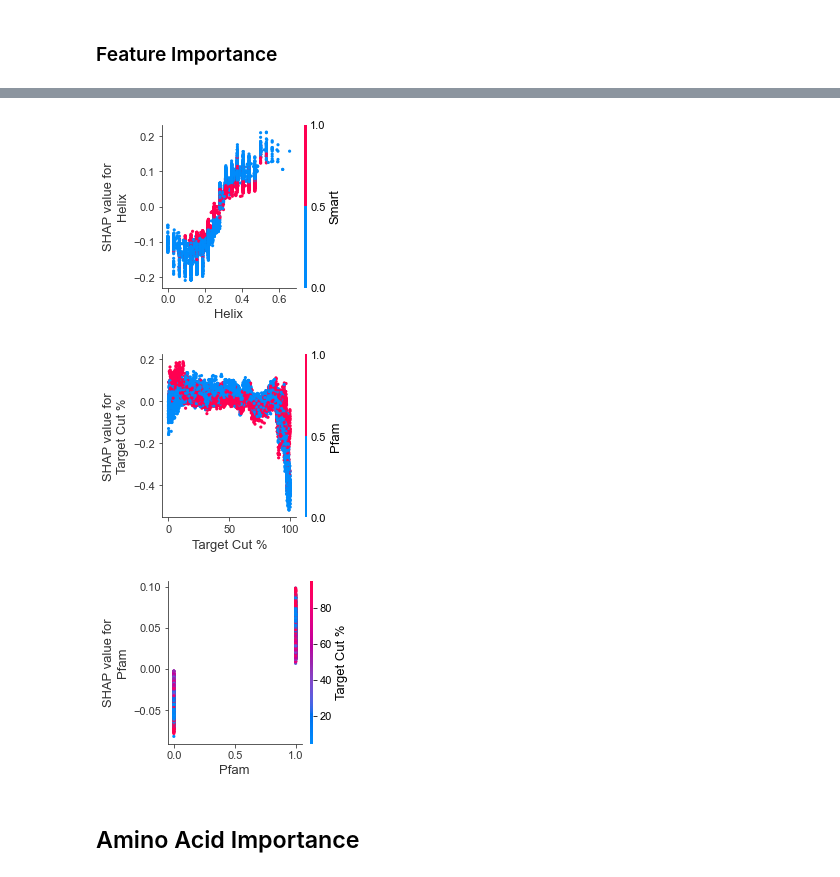
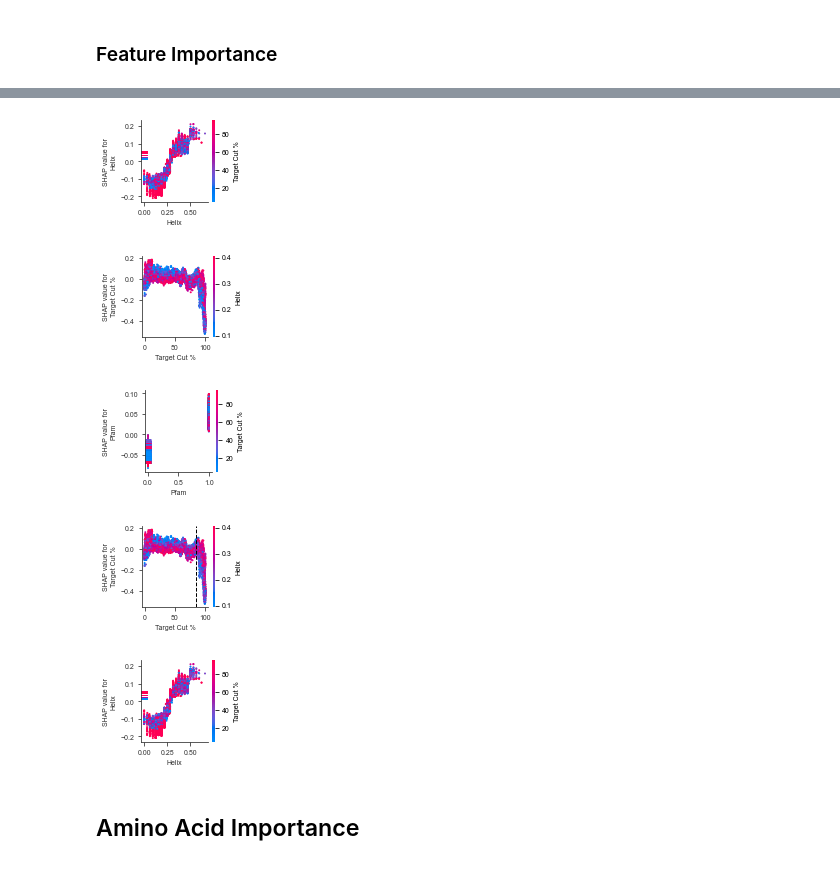
Before and after one commit to gpp-rnd/rs_dev, a Jupyter notebook: code/14_train_target_model.ipynb, the cells around one changed output, grey strips where cells are left out. Saved outputs shown, nothing was run; the diff lists cells and outputs as text; code cells hidden in the pictures.

Commit message:
figures (target model)

```diff
--- a/code/14_train_target_model.ipynb
+++ b/code/14_train_target_model.ipynb
@@ -348,16 +353,39 @@ for feature in top_features['feature']:
 # %%
 interesting_features = ['Helix', 'Target Cut %', 'Pfam']
 # %%
+from importlib import reload
+import core
+reload(core)
+from core import dependence_legacy
+
 for ft in interesting_features:
-    shap.dependence_plot(ft, shap_values, X_train_imputed, show=False, dot_size=10)
-    fig = plt.gcf()
-    fig.set_figheight(3)
-    fig.set_figwidth(3)
+    dependence_legacy(ft, shap_values, X_train, show=False, dot_size=4,
+                      default_fig_size=(1.5, 1.5),
+                      text_size=7, legend_aspect=30,
+                      nan_width=1)
     gpplot.savefig('../figures/target_shap_' + ft + '_plot.pdf', dpi=300)
 # %% [output]
-[figure, old version]
+[figure, new version]
-[figure, old version]
+[figure, new version]
-[figure, old version]
+[figure, new version]
+# %%
+dependence_legacy('Target Cut %', shap_values, X_train, show=False, dot_size=4,
+                      default_fig_size=(1.5, 1.5),
+                      text_size=7, legend_aspect=30,
+                      nan_width=1, interaction_index='Helix')
+plt.axvline(x=85, linestyle='--',
+            color='black', linewidth=1)
+gpplot.savefig('../figures/target_shap_' + 'Target Cut %' + '_plot.pdf', dpi=300)
+# %% [output]
+[figure, added]
+# %%
+dependence_legacy('Helix', shap_values, X_train, show=False, dot_size=4,
+                      default_fig_size=(1.5, 1.5),
+                      text_size=7, legend_aspect=30,
+                      nan_width=1, interaction_index='Target Cut %')
+gpplot.savefig('../figures/target_shap_' + 'Helix' + '_plot.pdf', dpi=300)
+# %% [output]
+[figure, added]
 # %% [markdown]
 ## Amino Acid Importance
 # %%
```
Also changed, not shown: parts of 9 cells of this notebook, 5 other files.
